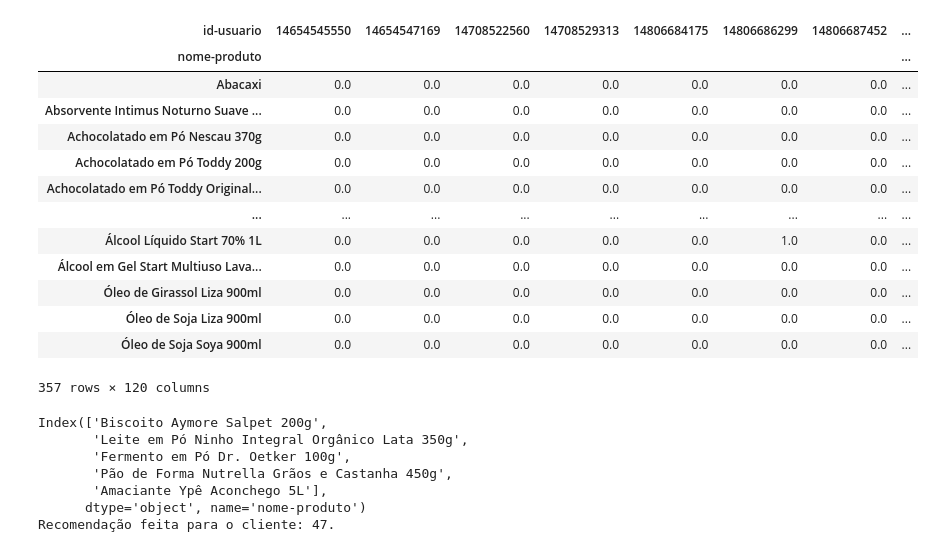
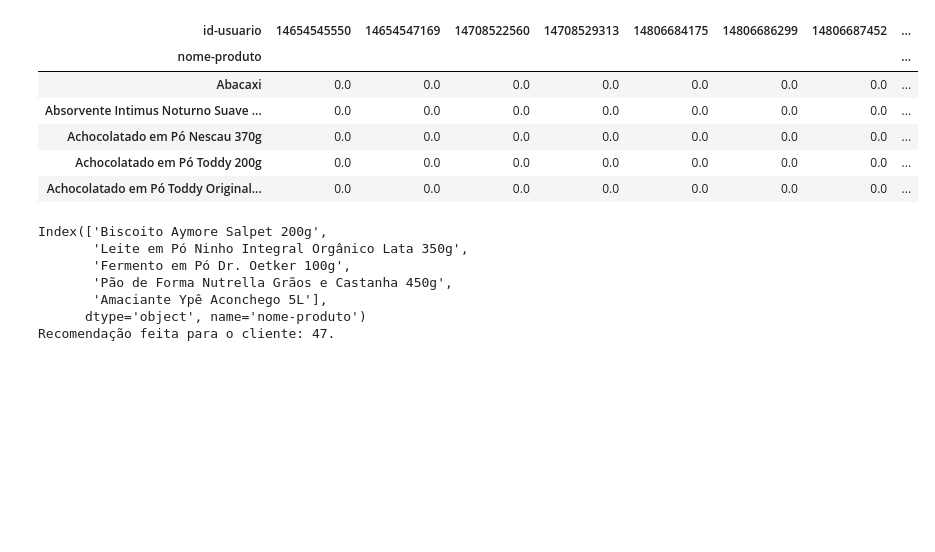
Before and after one commit to JoseAugustoDev/RecomendacaoVendas, a Jupyter notebook: recomendacaoVendas.ipynb, the cells around one changed output. Cells and saved outputs as stored; diff of their text form; code cells hidden in the pictures; blank space fills up the shorter version.

Commit message:
display head

```diff
--- a/recomendacaoVendas.ipynb
+++ b/recomendacaoVendas.ipynb
@@ -7,34 +7,29 @@ from sklearn.neighbors import NearestNeighbors
 # %%
 tabela = pd.read_excel("vendas_2022-04-20-16-14-59 1.xlsx")
 
 df = pd.DataFrame(tabela, columns = ['ID', 'Descrição', 'Quantidade'])
 
 df.rename(columns = {'ID':'id-usuario', 'Descrição':'nome-produto', 'Quantidade':'compra'}, inplace = True)
 
 df['compra'] = 1
 
 table_pivot = df.pivot(index = 'nome-produto', columns = 'id-usuario', values = 'compra')
 
+pd.set_option('display.max_columns', None)
+
 replaceNaN = table_pivot.fillna(0, inplace = True)
 
 table_sparse = csr_matrix(table_pivot)
 
-display(table_pivot)
+display(table_pivot.head())
 # %% [output]
 | id-usuario | 14654545550 | 14654547169 | 14708522560 | 14708529313 | 14806684175 | 14806686299 | 14806687452 | ... |
 | nome-produto |  |  |  |  |  |  |  | ... |
 | Abacaxi | 0.0 | 0.0 | 0.0 | 0.0 | 0.0 | 0.0 | 0.0 | ... |
 | Absorvente Intimus Noturno Suave ... | 0.0 | 0.0 | 0.0 | 0.0 | 0.0 | 0.0 | 0.0 | ... |
 | Achocolatado em Pó Nescau 370g | 0.0 | 0.0 | 0.0 | 0.0 | 0.0 | 0.0 | 0.0 | ... |
 | Achocolatado em Pó Toddy 200g | 0.0 | 0.0 | 0.0 | 0.0 | 0.0 | 0.0 | 0.0 | ... |
 | Achocolatado em Pó Toddy Original... | 0.0 | 0.0 | 0.0 | 0.0 | 0.0 | 0.0 | 0.0 | ... |
-| ... | ... | ... | ... | ... | ... | ... | ... | ... |
-| Álcool Líquido Start 70% 1L | 0.0 | 0.0 | 0.0 | 0.0 | 0.0 | 1.0 | 0.0 | ... |
-| Álcool em Gel Start Multiuso Lava... | 0.0 | 0.0 | 0.0 | 0.0 | 0.0 | 0.0 | 0.0 | ... |
-| Óleo de Girassol Liza 900ml | 0.0 | 0.0 | 0.0 | 0.0 | 0.0 | 0.0 | 0.0 | ... |
-| Óleo de Soja Liza 900ml | 0.0 | 0.0 | 0.0 | 0.0 | 0.0 | 0.0 | 0.0 | ... |
-| Óleo de Soja Soya 900ml | 0.0 | 0.0 | 0.0 | 0.0 | 0.0 | 0.0 | 0.0 | ... |
-357 rows × 120 columns
 # %%
 model = NearestNeighbors(algorithm = 'brute')
 model.fit(table_sparse)
```
